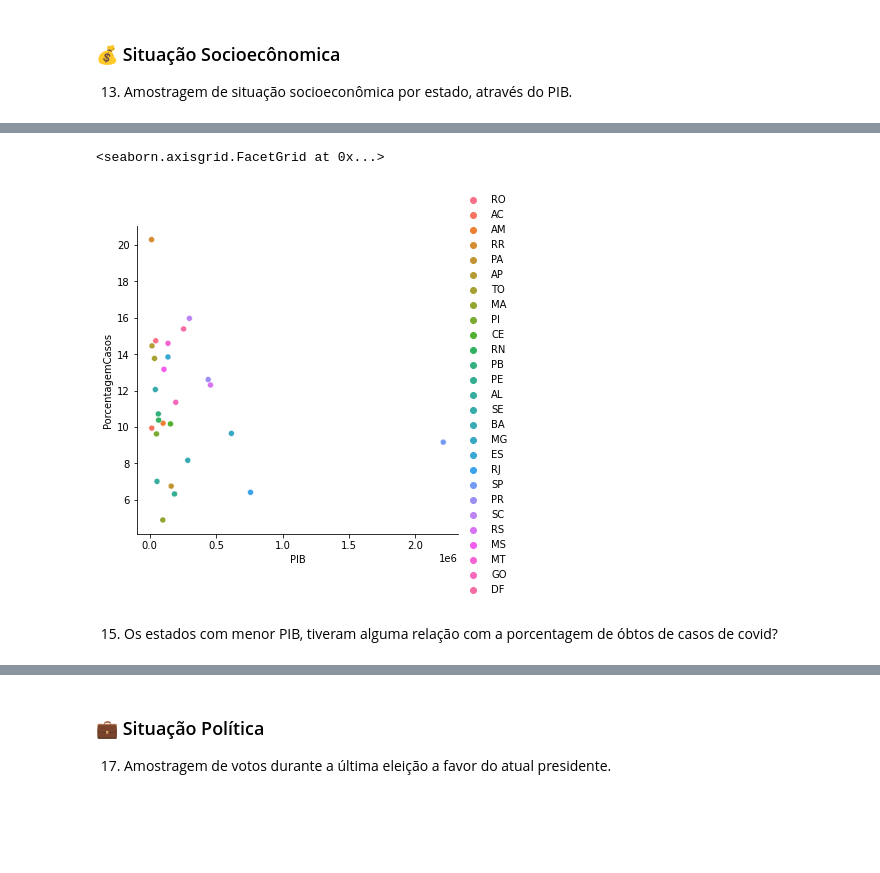
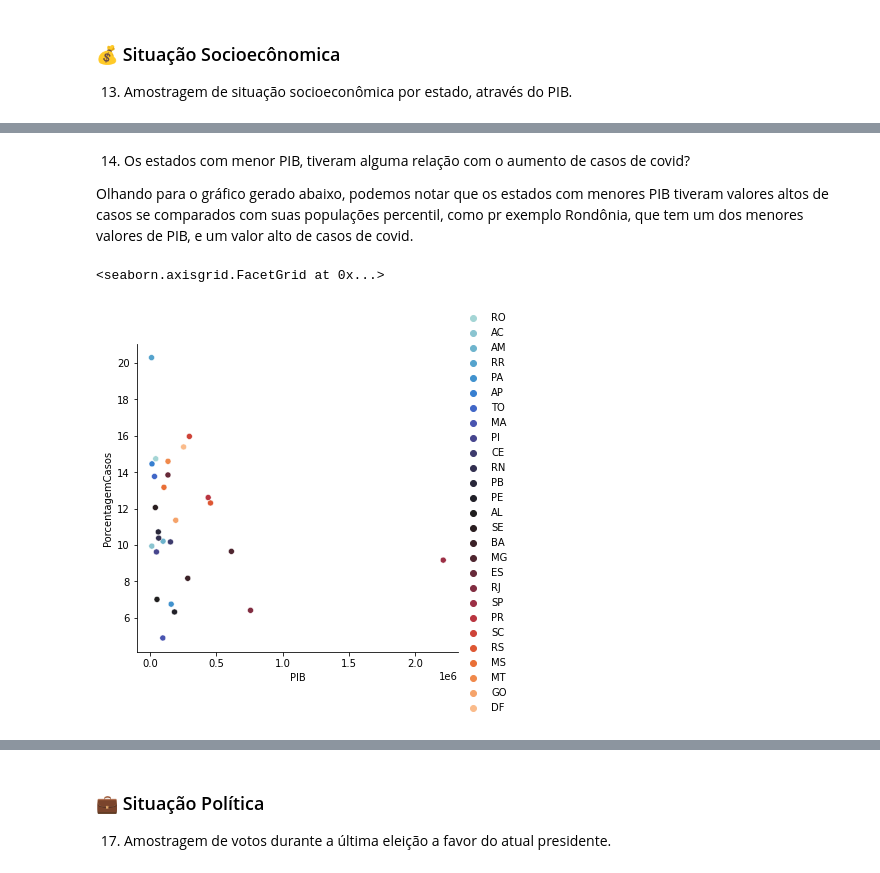
Before and after one commit to stardotwav/BrasilEmDados, a Jupyter notebook: AnaliseExtracaoConhecimento.ipynb, the cells around one changed output, grey strips where cells are left out. Drawn from its saved outputs; the diff is of its cells as text; code cells hidden in the pictures; blank space fills up the shorter version.

Commit message:
📌 Inserindo Respostas das Questões em Relação a Situação Sociecônomica

```diff
--- a/AnaliseExtracaoConhecimento.ipynb
+++ b/AnaliseExtracaoConhecimento.ipynb
@@ -41,5 +41,10 @@ dadosEleicaoPIB = pd.read_csv(pathPIB).set_index('Estado')
 # Remoção dos Atributos não uUilizados na Análise
 dadosCovid = dadosCovid.drop(columns=['coduf','codmun','codRegiaoSaude','nomeRegiaoSaude','Recuperadosnovos','emAcompanhamentoNovos','interior/metropolitana'])
 dadosCovid = dadosCovid[dadosCovid.estado != 0]
+
+# Fazendo Limpeza em Campos que não poderiam estar negativos, ou nulos
+dadosCovid = dadosCovid[(dadosCovid.municipio.isna()) & (dadosCovid.estado.isna() == False) & (dadosCovid.populacaoTCU2019.isna() == False) & (dadosCovid.estado != 0)]
+dadosCovid = dadosCovid[dadosCovid["casosNovos"] >= 0]
+dadosCovid = dadosCovid[dadosCovid["obitosNovos"] >= 0]
 # %%
 # Preparação dos Dados da Vacinação
@@ -347,17 +232,0 @@ agrupamentoRegiao
-# %%
-regiao =  dadosRegiaoVacina['regiao'].unique()
-plt.rcParams['figure.figsize'] = [30, 20]
-
-for j,i in enumerate(regiao):
-    plt.subplot(2,3,j+1)
-
-    dadosAC = dadosRegiaoVacina[dadosRegiaoVacina['regiao'] == i]
-    dataAC = agrupamentoRegiao[agrupamentoRegiao.regiao == i]
-    dataAC["MesAno"] = pd.to_datetime(dataAC['data'],format = '%Y/%m/%d')
-
-    plt.plot(dataAC.MesAno,dataAC.casosNovos)
-    plt.plot(dadosAC['Data Vacinação'],dadosAC.quantidade,)
-    #plt.xticks(rotation=45)
-    plt.title("Gráfico de regiao "+str(i))
-    plt.xticks([])
-plt.show()
@@ -422,0 +237,3 @@ dfPIB
+# %%
+dadosPIB = dadosEleicaoPIB[['PIB']]
+dadosPIB
@@ -423,11 +259,14 @@ dfPIB
+# %% [markdown]
+14. Os estados com menor PIB, tiveram alguma relação com o aumento de casos de covid?
+
+Olhando para o gráfico gerado abaixo, podemos notar que os estados com menores PIB tiveram valores altos de casos se comparados com suas populações percentil, como pr exemplo Rondônia, que tem um dos menores valores de PIB, e um valor alto de casos de covid.
 # %%
+# Gerando um gráfico que compara o número de casos com o PIB de cada estado
+dfPIBCasos = dadosPorEstado.set_index('estado')
+dfPIBCasos = pd.concat([dfPIBCasos,dadosPIB], axis=1,join='inner')
+toPlot = dfPIBCasos[['PIB','PorcentagemCasos']]
 
-dfPIBCasos = dadosPorEstado.set_index('estado')
-dfPIBCasos = pd.concat([dfPIBCasos,dfPIB], axis=1,join='inner')
-toPlot = dfPIBCasos[['PIB','PorcentagemCasos']]
-sns.relplot(x=toPlot.PIB, y=toPlot.PorcentagemCasos, hue=toPlot.index)
+sns.relplot(x=toPlot.PIB, y=toPlot.PorcentagemCasos, hue=toPlot.index, palette="icefire")
 # %% [output]
 <seaborn.axisgrid.FacetGrid at 0x...>
-[figure, old version]
+[figure, new version]
-# %% [markdown]
-15. Os estados com menor PIB, tiveram alguma relação com a porcentagem de óbtos de casos de covid?
```
Also changed, not shown: parts of 40 cells of this notebook, 1 other file.
